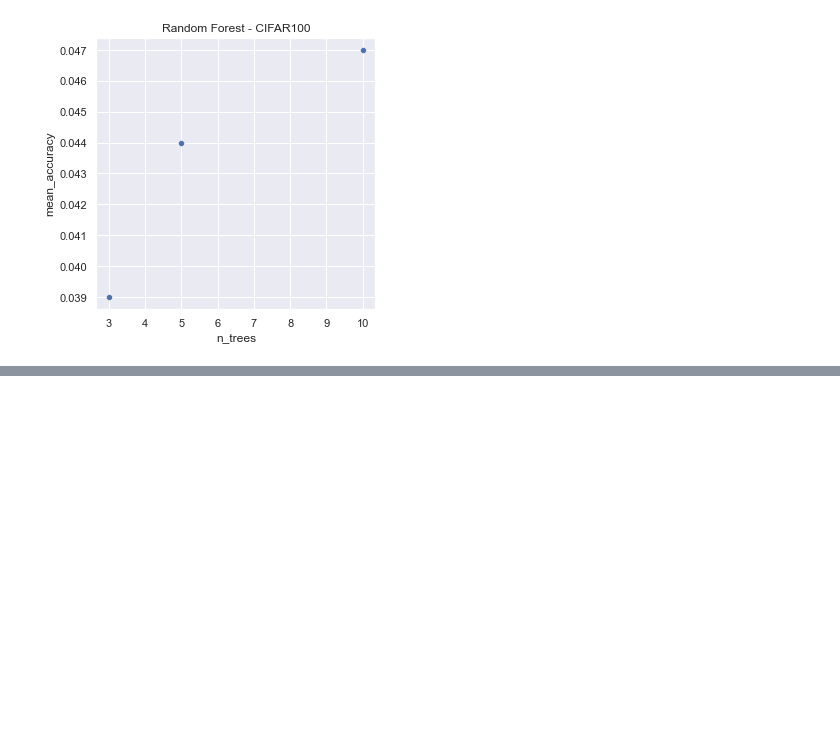
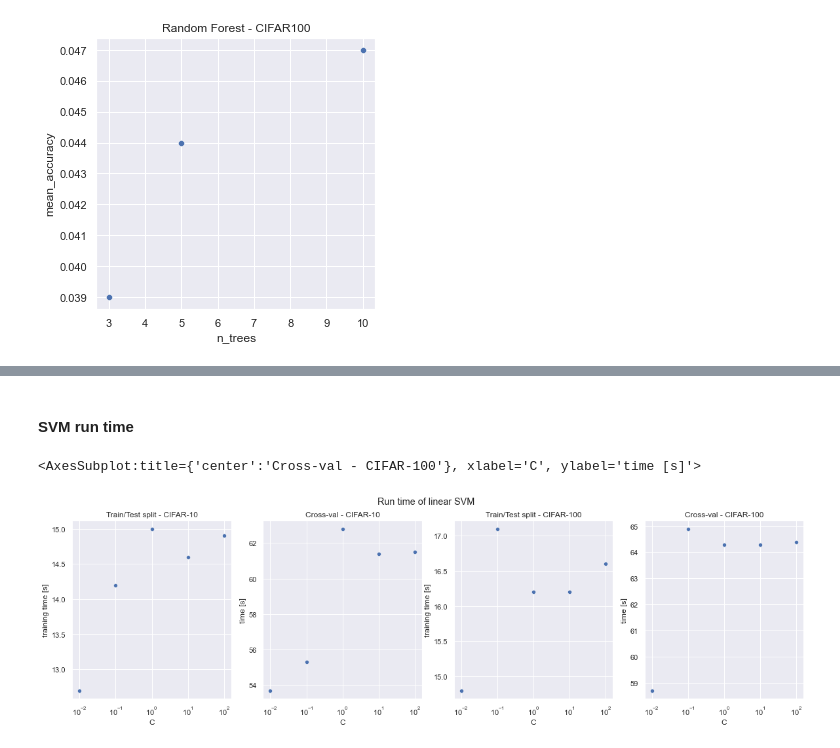
Before and after one commit to mincule/Advanced-Machine-Learning-CW, a Jupyter notebook: analysing_models.ipynb, the cells around one changed output, grey strips where cells are left out. Drawn from its saved outputs; the diff is of its cells as text; code cells hidden in the pictures; blank space fills up the shorter version.

```diff
--- a/analysing_models.ipynb
+++ b/analysing_models.ipynb
@@ -47,12 +48,14 @@ nonlinearsvm_cifar10 = {
 
 # Cross-validation
 linearsvm_cifar10_cv = {
+    'time': [53.7, 55.3, 62.8, 61.4, 61.5],
     'mean_accuracy': [0.362, 0.332, 0.305, 0.306, 0.306],
     'std_accuracy': [0.016, 0.006, 0.013, 0.012, 0.012],
     'C': [0.01, 0.1, 1, 10, 100],
 }
 
 nonlinearsvm_cifar10_cv = {
+    'time': [81.2, 79.3, 80.0, 80.1, 77.1, 79.5, 75.9, 65.7, 76.3, 81.4, 59.9, 65.2, 80.8, 68.1, 58.8],
     'mean_accuracy': [0.114, 0.114, 0.114, 0.259, 0.241, 0.114, 0.401, 0.379, 0.266, 0.412, 0.403, 0.359, 0.412, 0.379, 0.372],
     'std_accuracy': [0.001, 0.001, 0.001, 0.022, 0.012, 0.001, 0.02, 0.02, 0.017, 0.021, 0.019, 0.019, 0.021, 0.008, 0.015],
     'gamma': [0.01, 0.001, 0.0001, 0.01, 0.001, 0.0001, 0.01, 0.001, 0.0001, 0.01, 0.001, 0.0001, 0.01, 0.001, 0.0001],
@@ -170,12 +173,14 @@ nonlinearsvm_cifar100 = {
 
 # Cross-validation
 linearsvm_cifar100_cv = {
+    'time': [58.7, 64.9, 64.3, 64.3, 64.4],
     'mean_accuracy': [0.131, 0.123, 0.12, 0.12, 0.12],
     'std_accuracy': [0.016, 0.013, 0.011, 0.011, 0.011],
     'C': [0.01, 0.1, 1, 10, 100],
 }
 
 nonlinearsvm_cifar100_cv = {
+    'time': [81.3, 79.3, 77.8, 81.7, 79.8, 79.7, 82.3, 75.1, 78.3, 81.2, 75.0, 73.2, 82.6, 76.6, 71.4],
     'mean_accuracy': [0.015, 0.015, 0.015, 0.015, 0.015, 0.015, 0.127, 0.095, 0.021, 0.135, 0.14, 0.1, 0.135, 0.133, 0.137],
     'std_accuracy': [0.001, 0.001, 0.001, 0.001, 0.001, 0.001, 0.012, 0.009, 0.003, 0.014, 0.018, 0.007, 0.014, 0.017, 0.02],
     'gamma': [0.01, 0.001, 0.0001, 0.01, 0.001, 0.0001, 0.01, 0.001, 0.0001, 0.01, 0.001, 0.0001, 0.01, 0.001, 0.0001],
@@ -703,0 +769,25 @@ mean_accuracy:  0.047
+# %% [markdown]
+#### SVM run time
+# %%
+# linear svm
+fig, axes = plt.subplots(1, 4, sharex=True, figsize=(20,5))
+fig.suptitle('Run time of linear SVM')
+axes[0].set_title('Train/Test split - CIFAR-10')
+axes[1].set_title('Cross-val - CIFAR-10')
+axes[2].set_title('Train/Test split - CIFAR-100')
+axes[3].set_title('Cross-val - CIFAR-100')
+axes[0].set_ylabel('training time [s]')
+axes[1].set_ylabel('time [s]')
+axes[2].set_ylabel('training time [s]')
+axes[3].set_ylabel('time [s]')
+axes[0].set(xscale="log")
+axes[1].set(xscale="log")
+axes[2].set(xscale="log")
+axes[3].set(xscale="log")
+sns.scatterplot(ax=axes[0], data=linearsvm_cifar10, x="C", y="train_time")
+sns.scatterplot(ax=axes[1], data=linearsvm_cifar10_cv, x="C", y="time")
+sns.scatterplot(ax=axes[2], data=linearsvm_cifar100, x="C", y="train_time")
+sns.scatterplot(ax=axes[3], data=linearsvm_cifar100_cv, x="C", y="time")
+# %% [output]
+<AxesSubplot:title={'center':'Cross-val - CIFAR-100'}, xlabel='C', ylabel='time [s]'>
+[figure, added]
```
Also changed, not shown: parts of 16 cells of this notebook.
